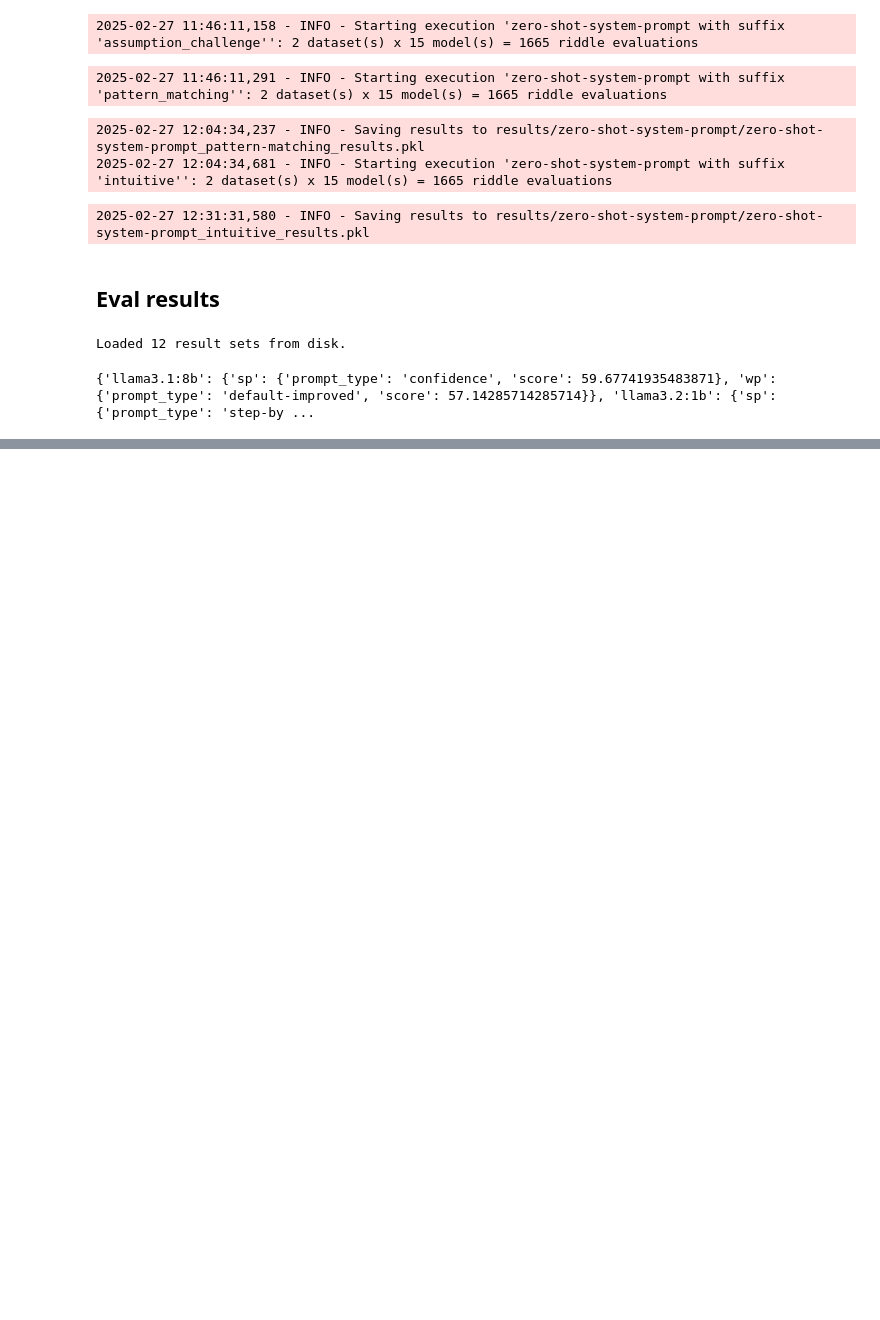
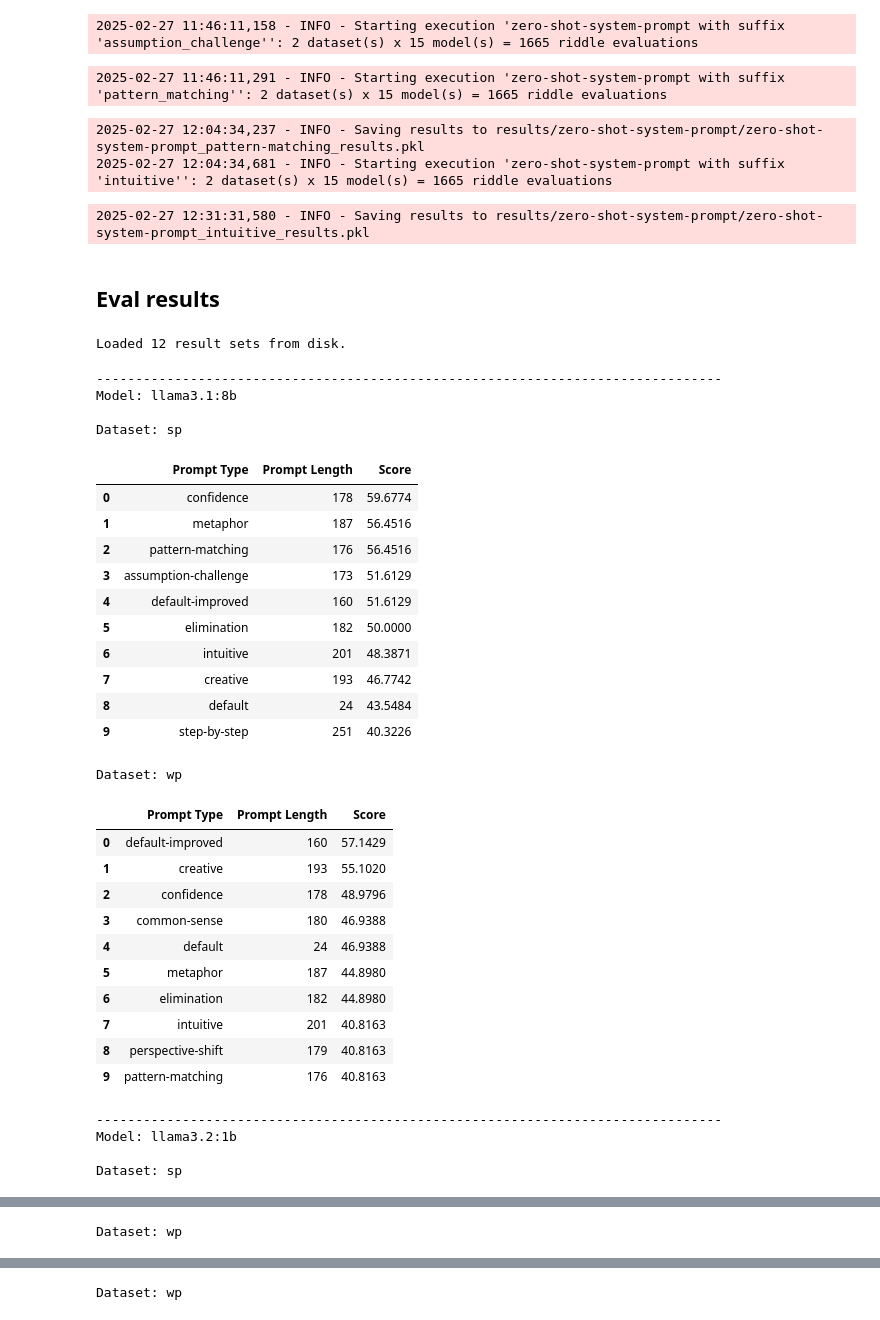
Before and after one commit to S0PEX/ICL-BRAINTEASER, a Jupyter notebook: notebooks/1_zero_shot_system_prompt.ipynb, the cells around one changed output, grey strips where cells are left out. Saved outputs shown, nothing was run; the diff lists cells and outputs as text; code cells hidden in the pictures; blank space fills up the shorter version.

Commit message:
refactor: utilize Pandas DataFrames for result display

```diff
--- a/notebooks/1_zero_shot_system_prompt.ipynb
+++ b/notebooks/1_zero_shot_system_prompt.ipynb
@@ -152,8 +152,11 @@ Loaded 12 result sets from disk.
 import heapq
 
 import numpy as np
+import pandas as pd
+from IPython.display import display
 
 from scripts.evaluation import eval_model_results
+from scripts.prompt_helpers import system_templates
 
 
 def get_best_prompt_for_each_model(input_data):
@@ -196,37 +199,98 @@ def get_best_n_prompts_for_each_model(input_data, n=3):
                 if model not in best_prompts:
                     best_prompts[model] = {}
 
                 # Calculate the score for the model with the current prompt type and dataset
                 score = eval_model_results(result)
 
+                # Get the prompt string length
+                prompt_length = len(system_templates[prompt_type])
+
                 # Initialize the list of prompts for this model and dataset type if not created
                 if dataset_type not in best_prompts[model]:
                     best_prompts[model][dataset_type] = []
 
-                # Append the prompt type and score to the list
+                # Append the prompt type, score, and length to the list
                 best_prompts[model][dataset_type].append(
-                    {"prompt_type": prompt_type, "score": score}
+                    {
+                        "prompt_type": prompt_type,
+                        "prompt_length": prompt_length,
+                        "score": score,
+                    }
                 )
 
     # Now sort the list of prompts for each model and dataset type and keep the top n
     top_n_prompts = {}
     for model, dataset_dict in best_prompts.items():
         top_n_prompts_for_model = {}
         for dataset_type, prompts in dataset_dict.items():
             # Get the top n prompts by sorting the list based on score (highest score first)
             sorted_prompts = heapq.nlargest(n, prompts, key=lambda x: x["score"])
             top_n_prompts_for_model[dataset_type] = sorted_prompts
         top_n_prompts[model] = top_n_prompts_for_model
 
     return top_n_prompts
 
 
 # Get the best prompt type for each model
-best_prompt_types = get_best_prompt_for_each_model(total_results)
-print(best_prompt_types)
+best_prompt_types = get_best_n_prompts_for_each_model(total_results, n=10)
+
+# Print the results as a formatted table using pandas
+
+for model, dataset_dict in best_prompt_types.items():
+    print(f"\n{'-' * 80}\nModel: {model}")
+    for dataset_type, prompts in dataset_dict.items():
+        print(f"\nDataset: {dataset_type}")
+
+        # Create a DataFrame from the prompts data
+        df = pd.DataFrame(prompts)
+
+        # Rename columns for better display
+        df = df.rename(
+            columns={
+                "prompt_type": "Prompt Type",
+                "prompt_length": "Prompt Length",
+                "score": "Score",
+            }
+        )
+
+        # Format the score column to 4 decimal places
+        df["Score"] = df["Score"].map("{:.4f}".format)
+
+        # Display the DataFrame
+        display(df)
 
 # Save the best prompt types
-with open("results/best_system_prompts_by_model.pkl", "wb") as f:
-    pickle.dump(best_prompt_types, f)
+# with open("results/best_system_prompts_by_model.pkl", "wb") as f:
+#     pickle.dump(best_prompt_types, f)
 # %% [output]
-{'llama3.1:8b': {'sp': {'prompt_type': 'confidence', 'score': 59.67741935483871}, 'wp': {'prompt_type': 'default-improved', 'score': 57.14285714285714}}, 'llama3.2:1b': {'sp': {'prompt_type': 'step-by ...
+--------------------------------------------------------------------------------
+Model: llama3.1:8b
+
+Dataset: sp
+|  | Prompt Type | Prompt Length | Score |
+| 0 | confidence | 178 | 59.6774 |
+| 1 | metaphor | 187 | 56.4516 |
+| 2 | pattern-matching | 176 | 56.4516 |
+| 3 | assumption-challenge | 173 | 51.6129 |
+| 4 | default-improved | 160 | 51.6129 |
+| 5 | elimination | 182 | 50.0000 |
+| 6 | intuitive | 201 | 48.3871 |
+| 7 | creative | 193 | 46.7742 |
+| 8 | default | 24 | 43.5484 |
+| 9 | step-by-step | 251 | 40.3226 |
+Dataset: wp
+|  | Prompt Type | Prompt Length | Score |
+| 0 | default-improved | 160 | 57.1429 |
+| 1 | creative | 193 | 55.1020 |
+| 2 | confidence | 178 | 48.9796 |
+| 3 | common-sense | 180 | 46.9388 |
+| 4 | default | 24 | 46.9388 |
+| 5 | metaphor | 187 | 44.8980 |
+| 6 | elimination | 182 | 44.8980 |
+| 7 | intuitive | 201 | 40.8163 |
+| 8 | perspective-shift | 179 | 40.8163 |
+| 9 | pattern-matching | 176 | 40.8163 |
+--------------------------------------------------------------------------------
+Model: llama3.2:1b
+
+Dataset: sp
@@ -232,0 +308 @@ with open("results/best_system_prompts_by_model.pkl", "wb") as f:
+Dataset: wp
@@ -232,0 +335 @@ with open("results/best_system_prompts_by_model.pkl", "wb") as f:
+Dataset: wp
```
Also changed, not shown: parts of 1 cell of this notebook.
